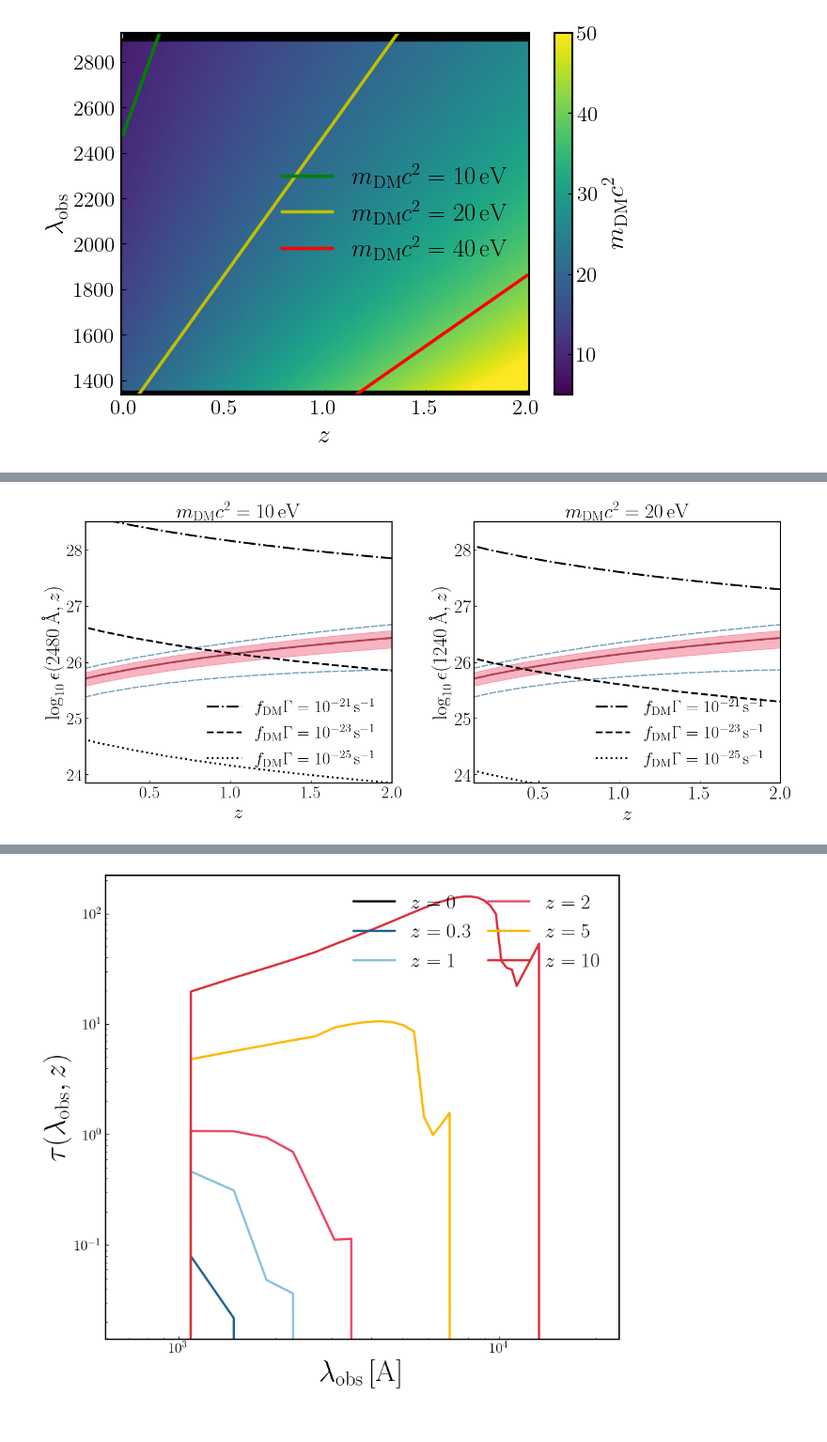
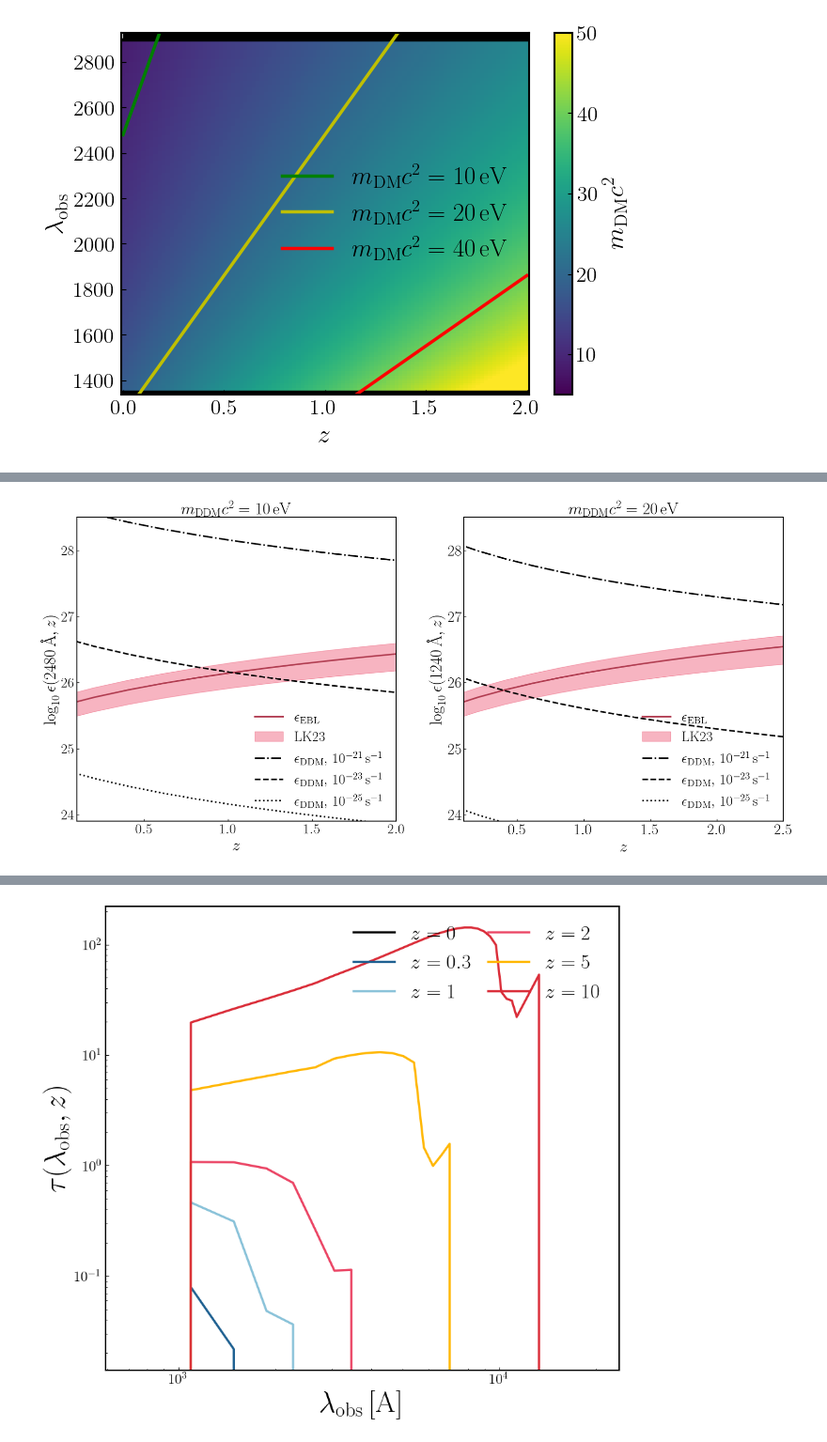
Before and after one commit to slibanore/lim_b7, a Jupyter notebook: EBL_DM.ipynb, the cells around one changed output, grey strips where cells are left out. Shown at 94% size. Saved outputs shown, nothing was run; the diff lists cells and outputs as text; code cells hidden in the pictures.

Commit message:
chore: analysis DM decay

```diff
--- a/EBL_DM.ipynb
+++ b/EBL_DM.ipynb
@@ -143,19 +150,19 @@ else:
 #
 f_DM_decay_DM_1_vals = [1e-21,1e-23,1e-25]
 alphas = ['-.','--',':']
-plt.figure(figsize=(15,7))
+plt.figure(figsize=(18,9))
 
 plt.subplot(121)
 
 plt.xlabel(r'$z$',fontsize=27)
 plt.ylabel(r'$\log_{10}\epsilon(%g\,{\rm \AA},z)$'%round(lambda_from_nu(use_nu_DM_rest).value,0),fontsize=27)
-plt.title(r'$m_{\rm DM}c^2=10\,{\rm eV}$',fontsize=27)
+plt.title(r'$m_{\rm DDM}c^2=10\,{\rm eV}$',fontsize=27)
 
 plt.subplot(122)
 
 plt.xlabel(r'$z$',fontsize=27)
 plt.ylabel(r'$\log_{10}\epsilon(%g\,{\rm \AA},z)$'%round(lambda_from_nu(use_nu_DM_rest_20).value,0),fontsize=27)
-plt.title(r'$m_{\rm DM}c^2=20\,{\rm eV}$',fontsize=27)
+plt.title(r'$m_{\rm DDM}c^2=20\,{\rm eV}$',fontsize=27)
 
 
 for f_DM_decay_DM_1 in f_DM_decay_DM_1_vals:
@@ -175,55 +182,55 @@ for f_DM_decay_DM_1 in f_DM_decay_DM_1_vals:
 
     idx = f_DM_decay_DM_1_vals.index(f_DM_decay_DM_1)
     plt.subplot(121)
-    if f_DM_decay_DM_1 == 1e-23:
-        plt.plot(z_vals,np.log10(em))#,label=r'$\rm UV-EBL$')
+    if f_DM_decay_DM_1 == 1e-21:
+        plt.plot(z_vals,np.log10(em),label=r'$\epsilon_{\rm EBL}$')#,label=r'$\rm UV-EBL$')
         #plt.plot(z_vals,np.log10(em+em_DM),'k',label=r'$\rm Total\, (10^{%g}\,{\rm s^{-1}})$'%np.log10(f_DM_decay_DM_1))
 
-        plt.fill_between(z_vals, np.log10(np.maximum(1e20,em - sigmas_nonion)), np.log10(em + sigmas_nonion), color=color_ULTRASAT, alpha = 0.4)
+        plt.fill_between(z_vals, np.log10(np.maximum(1e20,em - sigmas_nonion)), np.log10(em + sigmas_nonion), color=color_ULTRASAT, alpha = 0.4, label=r'$\rm LK23$')
 
-        plt.plot(z_vals, np.log10(np.maximum(1e20,em - sigmas_nonion_C18)),color_FUV,alpha=0.6,linestyle=(0,(5,1)),linewidth=1.8)
+        #plt.plot(z_vals, np.log10(np.maximum(1e20,em - sigmas_nonion_C18)),color_FUV,alpha=0.6,linestyle=(0,(5,1)),linewidth=1.8)
 
-        plt.plot(z_vals, np.log10(em + sigmas_nonion_C18),color_FUV,alpha=0.6,linestyle=(0,(5,1)),linewidth=1.8)
+        #plt.plot(z_vals, np.log10(em + sigmas_nonion_C18),color_FUV,alpha=0.6,linestyle=(0,(5,1)),linewidth=1.8)
 
-    plt.plot(z_vals,np.log10(em_DM),'k',linestyle = alphas[idx],label=r'$f_{\rm DM}\Gamma = 10^{%g}\,{\rm s^{-1}}$'%np.log10(f_DM_decay_DM_1))
+    plt.plot(z_vals,np.log10(em_DM),'k',linestyle = alphas[idx],label=r'$\epsilon_{\rm DDM},\, 10^{%g}\,{\rm s^{-1}}$'%np.log10(f_DM_decay_DM_1))
 
     plt.legend(loc=4)
 
-    plt.ylim(23.85,28.5)
+    plt.ylim(23.9,28.5)
     plt.xlim(zmin_gal,zmax_gal)
 
     plt.subplot(122)
-    if f_DM_decay_DM_1 == 1e-23:
-        plt.plot(z_vals,np.log10(em))#,label=r'$\rm UV-EBL$')
+    if f_DM_decay_DM_1 == 1e-21:
+        plt.plot(z_vals,np.log10(em),label=r'$\epsilon_{\rm EBL}$')#,label=r'$\rm UV-EBL$')
 
         #plt.plot(z_vals,np.log10(em_20+em_DM_20),'k',label=r'$\rm Total\, (10^{%g}\,{\rm s^{-1}})$'%np.log10(f_DM_decay_DM_1))
 
-        plt.fill_between(z_vals, np.log10(np.maximum(1e20,em - sigmas_nonion)), np.log10(em + sigmas_nonion), color=color_ULTRASAT, alpha = 0.4)
+        plt.fill_between(z_vals, np.log10(np.maximum(1e20,em - sigmas_nonion)), np.log10(em + sigmas_nonion), color=color_ULTRASAT, alpha = 0.4,label=r'$\rm LK23$')
 
-        plt.plot(z_vals, np.log10(np.maximum(1e20,em - sigmas_nonion_C18)),color_FUV,alpha=0.6,linestyle=(0,(5,1)),linewidth=1.8)
+        #plt.plot(z_vals, np.log10(np.maximum(1e20,em - sigmas_nonion_C18)),color_FUV,alpha=0.6,linestyle=(0,(5,1)),linewidth=1.8)
 
-        plt.plot(z_vals, np.log10(em + sigmas_nonion_C18),color_FUV,alpha=0.6,linestyle=(0,(5,1)),linewidth=1.8)
+        #plt.plot(z_vals, np.log10(em + sigmas_nonion_C18),color_FUV,alpha=0.6,linestyle=(0,(5,1)),linewidth=1.8)
 
-    plt.plot(z_vals,np.log10(em_DM_20),'k',linestyle = alphas[idx],label=r'$f_{\rm DM}\Gamma = 10^{%g}\,{\rm s^{-1}}$'%np.log10(f_DM_decay_DM_1))
+    plt.plot(z_vals,np.log10(em_DM_20),'k',linestyle = alphas[idx],label=r'$\epsilon_{\rm DDM},\, 10^{%g}\,{\rm s^{-1}}$'%np.log10(f_DM_decay_DM_1))
 
     plt.legend(loc=4)
 
-    plt.ylim(23.85,28.5)
-    plt.xlim(zmin_gal,zmax_gal)
+    plt.ylim(23.9,28.5)
+    plt.xlim(zmin_gal,2.5)
 
 
 plt.subplot(121)
 plt.tick_params(axis='x', labelsize=23)
 plt.tick_params(axis='y', labelsize=23)
 plt.subplots_adjust(wspace=0)
 
 plt.subplot(122)
 plt.tick_params(axis='x', labelsize=25)
 plt.tick_params(axis='y', labelsize=25)
 plt.subplots_adjust(wspace=0)
 
 plt.tight_layout()
 
 plt.savefig('results/PLOTS/EBL_DM/DM_emissivity.png',bbox_inches='tight')
 # %% [output]
-[figure, old version]
+[figure, new version]
```
Also changed, not shown: parts of 3 cells of this notebook, 22 other files.
